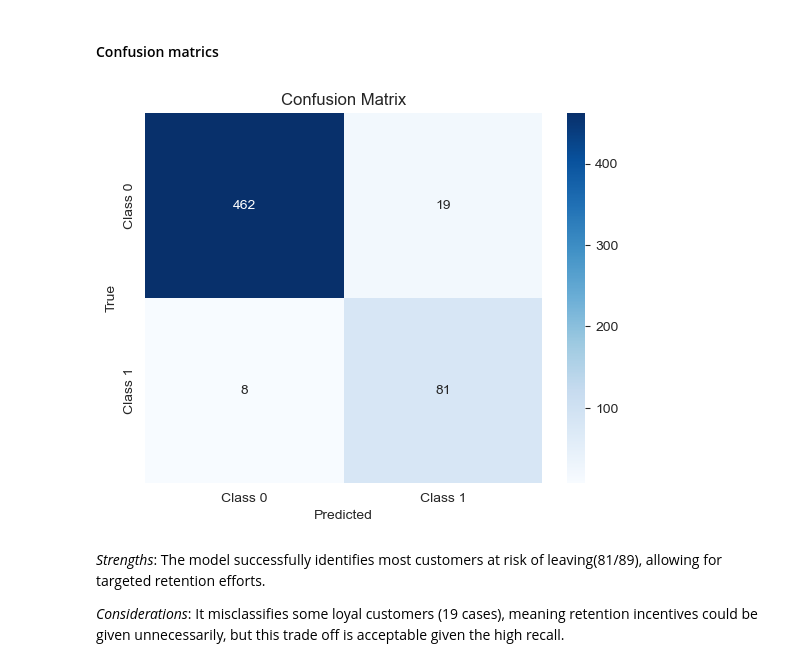
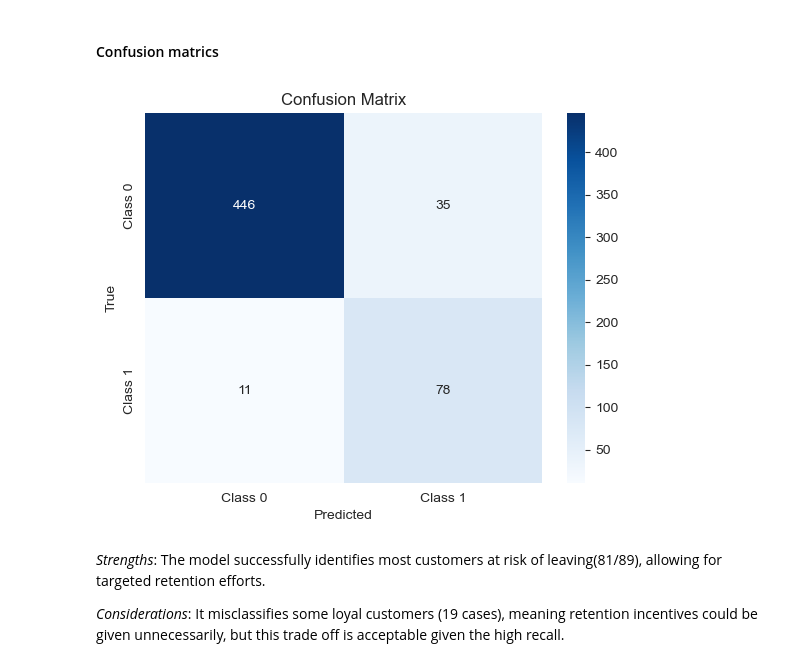
Before and after one commit to Miracle-Bassey/TelecomChurnModel, a Jupyter notebook: notebook/Model_Trainer.ipynb, the cells around one changed output. Drawn from its saved outputs; the diff is of its cells as text; code cells hidden in the pictures.

Commit message:
New Model Training

```diff
--- a/notebook/Model_Trainer.ipynb
+++ b/notebook/Model_Trainer.ipynb
@@ -402,0 +358,42 @@ Performing RandomizedSearchCV...
+# %%
+for model_name, model in models.items():
+    print(f"Training {model_name}...")
+
+    # Hyperparameter tuning
+    if model_name in param_grids:
+        print("Performing RandomizedSearchCV...")
+        search = RandomizedSearchCV(model, param_distributions=param_grids[model_name],
+                                    n_iter=10, random_state=42, n_jobs=-1, cv=3)
+        search.fit(X_train_resampled, y_train_resampled)
+        model = search.best_estimator_
+        best_params[model_name] = search.best_params_
+
+    # Train model
+    model.fit(X_train_resampled, y_train_resampled)
+    trained_models[model_name] = model  # Store the trained model
+
+    # Predict on train and validation sets
+    y_train_pred = model.predict(X_train_resampled)
+    y_val_pred = model.predict(X_val_transformed)
+
+    # Evaluate train and validation scores
+    train_scores, val_scores, variance = evaluate_classification_model(y_train_resampled, y_train_pred, y_val,
+                                                                       y_val_pred)
+
+    print(f"\n {model_name} Results")
+    print("-" * 30)
+    print(
+        f"\n Train Scores: Accuracy: {train_scores[0]:.4f}, Precision: {train_scores[1]:.4f}, Recall: {train_scores[2]:.4f}, F1-Score: {train_scores[3]:.4f}, AUC: {train_scores[4]:.4f}")
+    print(
+        f" Validation Scores: Accuracy: {val_scores[0]:.4f}, Precision: {val_scores[1]:.4f}, Recall: {val_scores[2]:.4f}, F1-Score: {val_scores[3]:.4f}, AUC: {val_scores[4]:.4f}")
+    print(
+        f" Variance: Accuracy: {variance[0]:.4f}, Precision: {variance[1]:.4f}, Recall: {variance[2]:.4f}, F1-Score: {variance[3]:.4f}, AUC: {variance[4]:.4f}")
+
+    # Store results
+    model_list.append(model_name)
+    auc_list.append(val_scores[4])
+
+# Model comparison
+results = pd.DataFrame({'Model': model_list, 'AUC': auc_list})
+print("\nModel Comparison:")
+print(results)
@@ -624,14 +530,14 @@ The features are listed in descending order of their impact on the model output
 # %% [markdown]
 #### Confusion matrics
 # %%
-cm = confusion_matrix(y_test, y_test_pred)
+cm = confusion_matrix(y_val, y_val_pred)
 sns.heatmap(cm, annot=True, fmt='d', cmap='Blues', xticklabels=['Class 0', 'Class 1'], yticklabels=['Class 0', 'Class 1'])
 plt.xlabel('Predicted')
 plt.ylabel('True')
 plt.title('Confusion Matrix')
 plt.show()
 # %% [output]
-[figure, old version]
+[figure, new version]
 # %% [markdown]
 *Strengths*: The model successfully identifies most customers at risk of leaving(81/89), allowing for targeted retention efforts.
 
```
Also changed, not shown: parts of 47 cells of this notebook, 7 other files.
